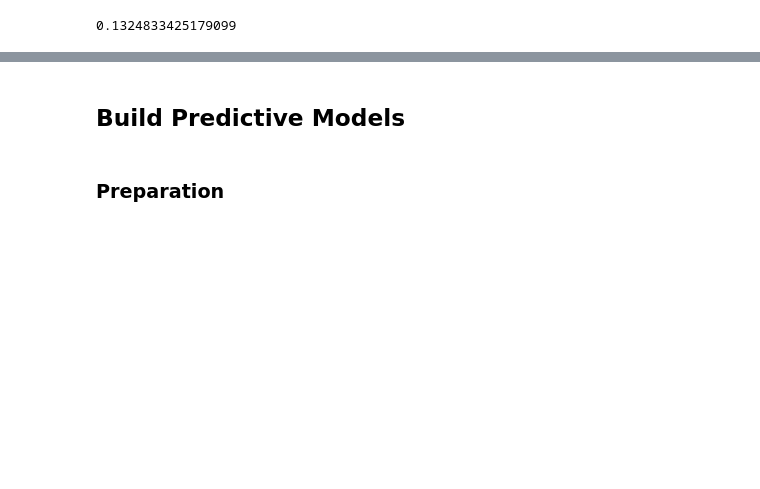
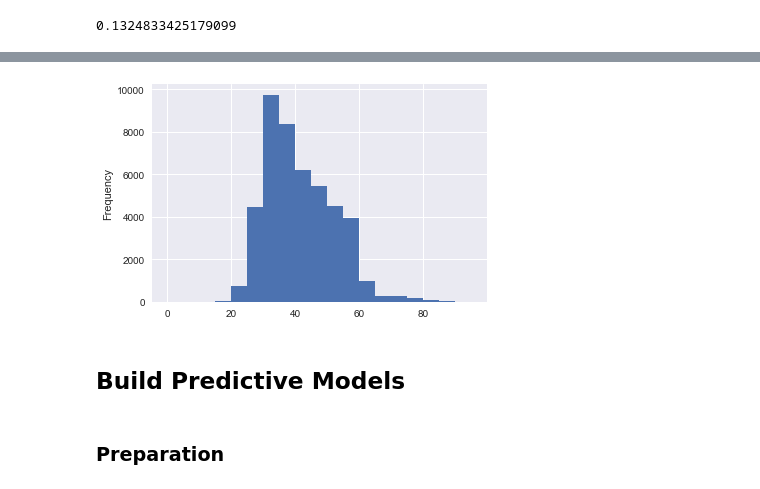
Before and after one commit to XuDou/bank-marketing-prediction, a Jupyter notebook: bank_marketing.ipynb, the cells around one changed output, grey strips where cells are left out. Cells and saved outputs as stored; diff of their text form; code cells hidden in the pictures; blank space fills up the shorter version.

```diff
--- a/bank_marketing.ipynb
+++ b/bank_marketing.ipynb
@@ -117 +117,11 @@ ratio
  'entrepreneur': 0.08271687962340282}
+# %%
+'''
+ratio = dict()
+for i in different_jobs:
+    total = data_bank_full[data_bank_full["job"]==i]["y"].count()
+    converted = (data_bank_full[data_bank_full["job"]==i]["y"]=='yes').astype(int).sum()
+    ratio[i] = converted/total
+
+ratio
+'''
@@ -147,3 +167,11 @@ data_bank_full.head(10)
+# %%
+# Age distibution
+
+
+data_bank_full['age'].plot(kind='hist',bins=[i*5 for i in range(0,20)])
+plt.show()
+# %% [output]
+[figure, added]
 # %% [markdown]
 ## Build Predictive Models
 # %% [markdown]
```
Also changed, not shown: parts of 12 cells of this notebook.
